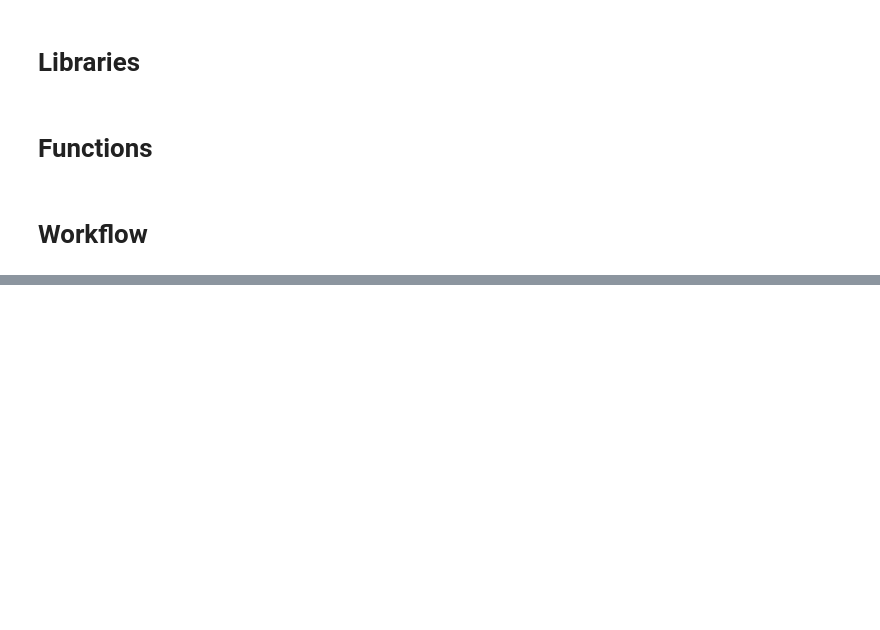
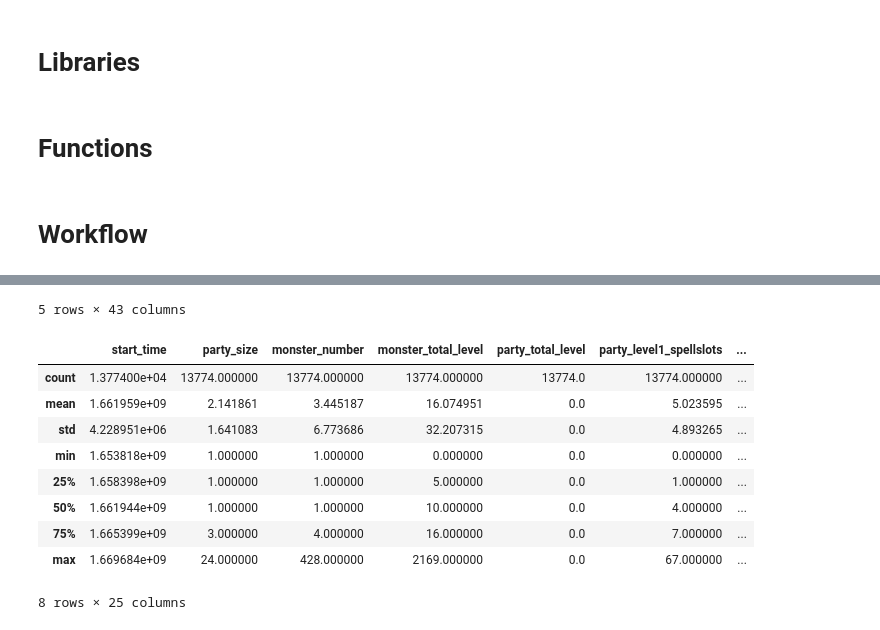
Before and after one commit to ingridasemenec/DnDEncounterEstimator, a Jupyter notebook: filtering.ipynb, the cells around one changed output, grey strips where cells are left out. Cells and saved outputs as stored; diff of their text form; code cells hidden in the pictures; blank space fills up the shorter version.

```diff
--- a/filtering.ipynb
+++ b/filtering.ipynb
@@ -57,0 +69,9 @@ combat_data_filtered_df.to_csv(csv_file_path, index=True)
+# %%
+df = pd.read_csv('./filtered_combat_data_df_03-28.csv').drop(columns=['Unnamed: 0'])
+# Display the first few rows of the dataset
+display(df.head())
+# Display summary statistics
+display(df.describe())
+# Check for missing values
+#display(df.isnull().sum())
+# %% [output]
@@ -57,0 +84,11 @@ combat_data_filtered_df.to_csv(csv_file_path, index=True)
+5 rows × 43 columns
+|  | start_time | party_size | monster_number | monster_total_level | party_total_level | party_level1_spellslots | ... |
+| count | 1.377400e+04 | 13774.000000 | 13774.000000 | 13774.000000 | 13774.0 | 13774.000000 | ... |
+| mean | 1.661959e+09 | 2.141861 | 3.445187 | 16.074951 | 0.0 | 5.023595 | ... |
+| std | 4.228951e+06 | 1.641083 | 6.773686 | 32.207315 | 0.0 | 4.893265 | ... |
+| min | 1.653818e+09 | 1.000000 | 1.000000 | 0.000000 | 0.0 | 0.000000 | ... |
+| 25% | 1.658398e+09 | 1.000000 | 1.000000 | 5.000000 | 0.0 | 1.000000 | ... |
+| 50% | 1.661944e+09 | 1.000000 | 1.000000 | 10.000000 | 0.0 | 4.000000 | ... |
+| 75% | 1.665399e+09 | 3.000000 | 4.000000 | 16.000000 | 0.0 | 7.000000 | ... |
+| max | 1.669684e+09 | 24.000000 | 428.000000 | 2169.000000 | 0.0 | 67.000000 | ... |
+8 rows × 25 columns
```
Also changed, not shown: parts of 9 cells of this notebook, 3 other files.
